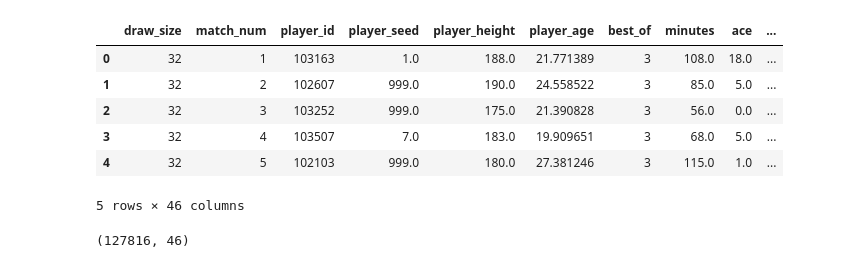
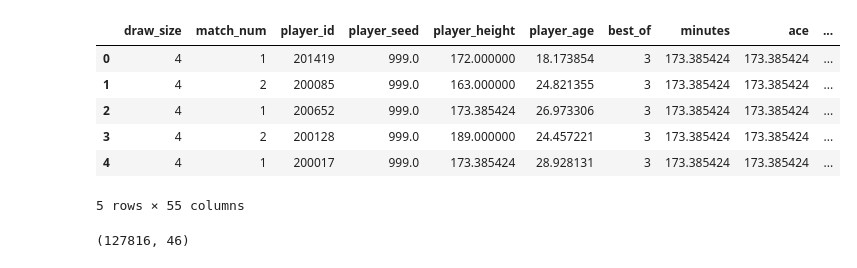
Before and after one commit to DSEI21000-S21/project-tennis-ml, a Jupyter notebook: WTA_ML.ipynb, the cells around one changed output. Drawn from its saved outputs; the diff is of its cells as text; code cells hidden in the pictures.

```diff
--- a/WTA_ML.ipynb
+++ b/WTA_ML.ipynb
@@ -22,14 +22,14 @@ from sklearn.ensemble import BaggingClassifier
 from sklearn.metrics import confusion_matrix, classification_report, roc_curve, auc
 %matplotlib inline
 # %%
-atp_data = pd.read_pickle("./atp_cleaned_data.pkl")
-atp_data.head()
+wta_data = pd.read_pickle("./wta_cleaned_data.pkl")
+wta_data.head()
 # %% [output]
 |  | draw_size | match_num | player_id | player_seed | player_height | player_age | best_of | minutes | ace | ... |
-| 0 | 32 | 1 | 103163 | 1.0 | 188.0 | 21.771389 | 3 | 108.0 | 18.0 | ... |
-| 1 | 32 | 2 | 102607 | 999.0 | 190.0 | 24.558522 | 3 | 85.0 | 5.0 | ... |
-| 2 | 32 | 3 | 103252 | 999.0 | 175.0 | 21.390828 | 3 | 56.0 | 0.0 | ... |
-| 3 | 32 | 4 | 103507 | 7.0 | 183.0 | 19.909651 | 3 | 68.0 | 5.0 | ... |
-| 4 | 32 | 5 | 102103 | 999.0 | 180.0 | 27.381246 | 3 | 115.0 | 1.0 | ... |
+| 0 | 4 | 1 | 201419 | 999.0 | 172.000000 | 18.173854 | 3 | 173.385424 | 173.385424 | ... |
+| 1 | 4 | 2 | 200085 | 999.0 | 163.000000 | 24.821355 | 3 | 173.385424 | 173.385424 | ... |
+| 2 | 4 | 1 | 200652 | 999.0 | 173.385424 | 26.973306 | 3 | 173.385424 | 173.385424 | ... |
+| 3 | 4 | 2 | 200128 | 999.0 | 189.000000 | 24.457221 | 3 | 173.385424 | 173.385424 | ... |
+| 4 | 4 | 1 | 200017 | 999.0 | 173.385424 | 28.928131 | 3 | 173.385424 | 173.385424 | ... |
-5 rows × 46 columns
+5 rows × 55 columns
 # %%
```
Also changed, not shown: parts of 2 cells of this notebook.
